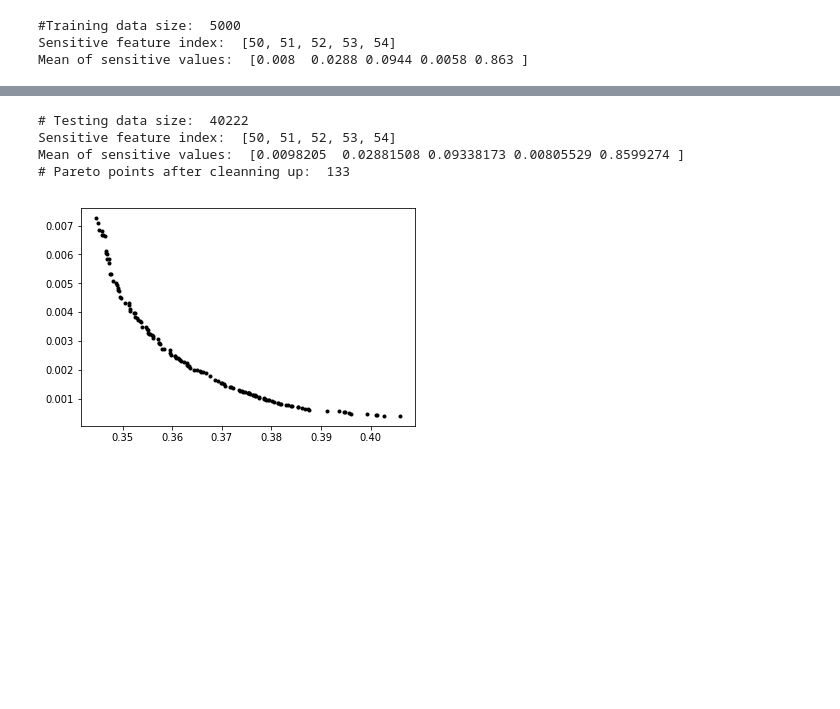
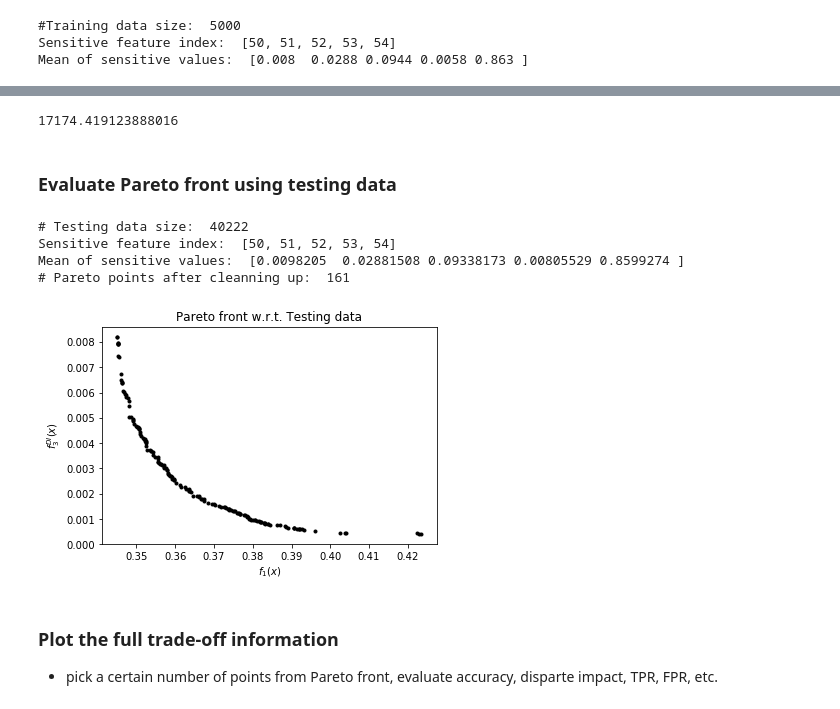
Before and after one commit to sul217/MOO_Fairness, a Jupyter notebook: Adult_data.ipynb, the cells around one changed output, grey strips where cells are left out. Cells and saved outputs as stored; diff of their text form; code cells hidden in the pictures; blank space fills up the shorter version.

```diff
--- a/Adult_data.ipynb
+++ b/Adult_data.ipynb
@@ -308,2 +308,0 @@ pickle.dump([prob.data_name, total_time_smg, run.num_grad_eval_f1, \
-# %%
-data, total_time_smg, num_grad_eval_f1, num_grad_eval_f2, num_iter7, f1_arrays7, f2_arrays7, point_arrays7 = pickle.load(open(logfile,"rb"))
@@ -312,21 +309,43 @@ Using testing data to do plot
+# %%
+## Load resulting Pareto front from previous pickle
+logfile = "pickle/race_vs_loss/Race_seed%s_num_data%s.pickle"\
+          %(SEED_arr[data_idx], num_data[data_idx])
+with open(logfile, 'rb') as f:
+    u = pickle._Unpickler(f)
+    u.encoding = 'latin1'
+    data, total_time_smg, num_grad_eval_f1, num_grad_eval_f2, num_iter7, f1_arrays7, \
+    f2_arrays7, point_arrays7 = u.load()
+    print(total_time_smg)
+# %% [output]
+17174.419123888016
+# %% [markdown]
+### Evaluate Pareto front using testing data
 # %%
-prob = func.Fairness_LogRe_DI_multi('data/Adult_income_race_reduced_smg.txt', 'Adult_income_race', range(50, 55), SEED_arr[data_idx], num_data[data_idx], 'test')
+prob = func.Fairness_LogRe_DI_multi('data/Adult_income_race_reduced_smg.txt', 'Adult_income_race', \
+                                    list(range(50, 55)), SEED_arr[data_idx], num_data[data_idx], 'test')
 run = pfsmg.Main_SMG(prob)
-# clear dominated points according to testing data
+
+# clean dominated points according to testing data
 f1_arrays7 = prob.loss(point_arrays7)
 f2_arrays7 = prob.f2(point_arrays7)
 f1_arrays7, f2_arrays7, point_arrays7 = run.clear(f1_arrays7, f2_arrays7, point_arrays7)
-print "# Pareto points after cleanning up: ", len(f1_arrays7)
+print("# Pareto points after cleanning up: ", len(f1_arrays7))
 # %% [output]
 # Testing data size:  40222
 Sensitive feature index:  [50, 51, 52, 53, 54]
 Mean of sensitive values:  [0.0098205  0.02881508 0.09338173 0.00805529 0.8599274 ]
-# Pareto points after cleanning up:  133
+# Pareto points after cleanning up:  161
-# %%
-plt.plot(f1_arrays7, f2_arrays7, 'k.')
-plt.show()
-# %% [output]
-[figure, removed]
+# %%
+plt.plot(f1_arrays7, f2_arrays7, 'k.')
+plt.xlabel('$f_1(x)$')
+plt.ylabel('$f_3^{DI}(x)$')
+plt.title('Pareto front w.r.t. Testing data')
+plt.show()
+# %% [output]
+[figure, added]
+# %% [markdown]
+### Plot the full trade-off information
+- pick a certain number of points from Pareto front, evaluate accuracy, disparte impact, TPR, FPR, etc.
 # %%
 M = min(1500, len(f1_arrays7))
 CV_Score, percentage, pvalue, total_accuracy, training_accuracy, training_FPR, training_FNR, \
```
Also changed, not shown: parts of 76 cells of this notebook, 44 other files.
